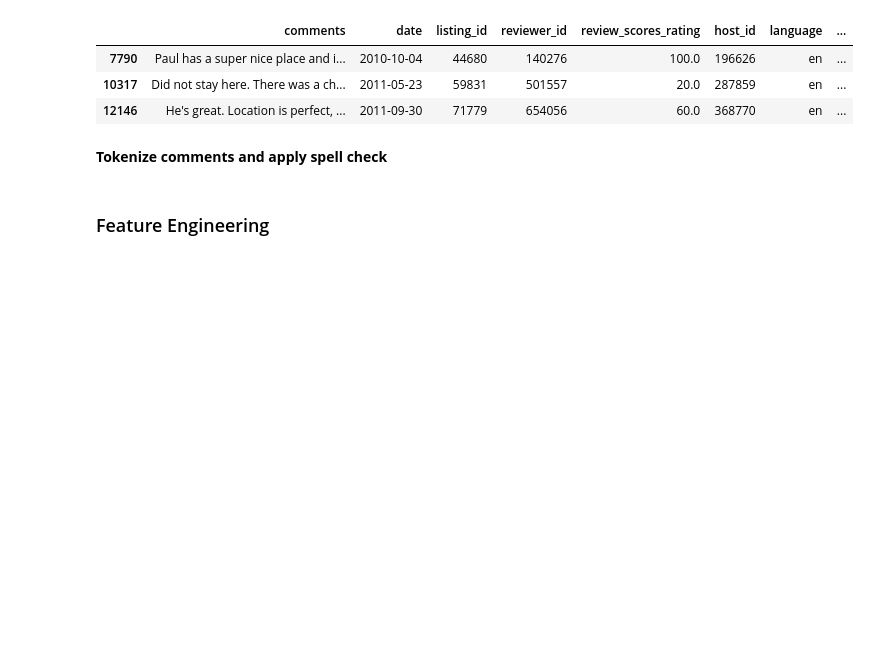
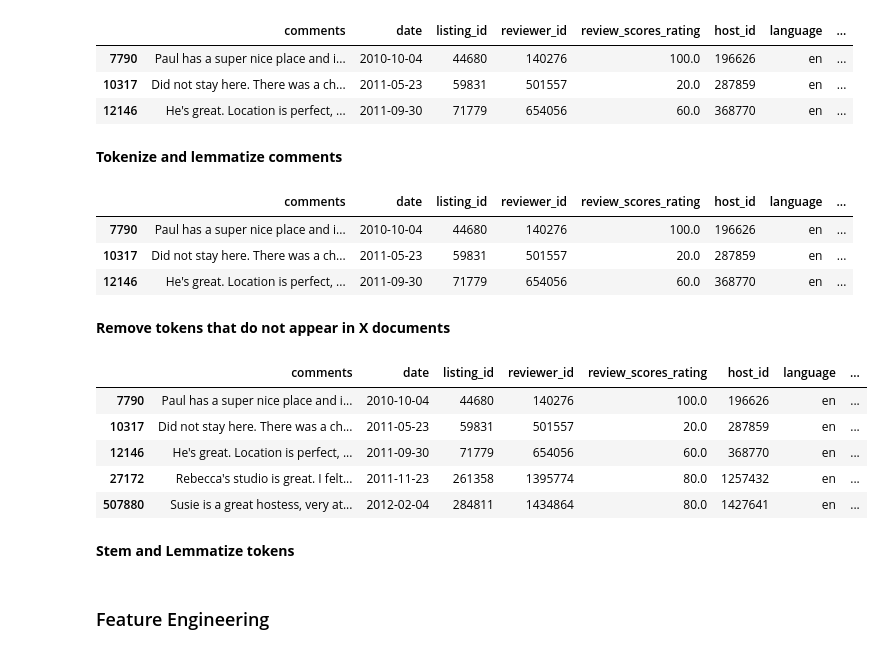
Before and after one commit to KishenSharma6/SF-Airbnb-Analysis, a Jupyter notebook: Project_Codes/03_Processing/2020_0529_Reviews_NLP_Preprocessing.ipynb, the cells around one changed output. Saved outputs shown, nothing was run; the diff lists cells and outputs as text; code cells hidden in the pictures; blank space fills up the shorter version.

Commit message:
Added tokenizer, lemmatization, and cleaned up some code

```diff
--- a/Project_Codes/03_Processing/2020_0529_Reviews_NLP_Preprocessing.ipynb
+++ b/Project_Codes/03_Processing/2020_0529_Reviews_NLP_Preprocessing.ipynb
@@ -84,9 +85,8 @@ Normalize meaning remove punctuation, lowercase all letters, and strip ghost-whi
 from Text_Processors import normalized_text
 
 #Normalize comments
-english_df['comments_normalized'] = english_df['comments'].swifter.apply(normalized_text)
+english_df['comments_normalized'] = english_df['comments'].apply(normalized_text)
 
-#Check
 display(english_df.head(3))
 # %% [output]
 |  | comments | date | listing_id | reviewer_id | review_scores_rating | host_id | language | ... |
@@ -94,21 +94,42 @@ display(english_df.head(3))
 | 10317 | Did not stay here. There was a ch... | 2011-05-23 | 59831 | 501557 | 20.0 | 287859 | en | ... |
 | 12146 | He's great. Location is perfect, ... | 2011-09-30 | 71779 | 654056 | 60.0 | 368770 | en | ... |
 # %% [markdown]
-**Tokenize comments and apply spell check**
+**Tokenize and lemmatize comments**
 # %%
 #Import libraries
-import nltk
 import spacy
 import en_core_web_sm
 
 #Init spacy tokenizer and stop words
-nlp = en_core_web_sm.load()
-stopwords = spacy.lang.en.stop_words.STOP_WORDS
+nlp = spacy.load('en_core_web_sm')
+stopwords = nlp.Defaults.stop_words
 
 #Tokenize comments_normalized
-english_df['tokens'] = english_df['comments_normalized'].swifter.apply(nlp)
+english_df['tokens_raw'] = [nlp.tokenizer(text) for text in english_df['comments_normalized']]
+
+#Remove stopwords and lemmatize tokens_raw
+english_df['tokens_clean'] = english_df['tokens_raw'].apply(lambda x: [token.lemma_ for token in x if not token.is_stop])
+
+#Check
+display(english_df.head(3))
+# %% [output]
+|  | comments | date | listing_id | reviewer_id | review_scores_rating | host_id | language | ... |
+| 7790 | Paul has a super nice place and i... | 2010-10-04 | 44680 | 140276 | 100.0 | 196626 | en | ... |
+| 10317 | Did not stay here. There was a ch... | 2011-05-23 | 59831 | 501557 | 20.0 | 287859 | en | ... |
+| 12146 | He's great. Location is perfect, ... | 2011-09-30 | 71779 | 654056 | 60.0 | 368770 | en | ... |
-# %%
-english_df['tokens_nostop'] = english_df['tokens'].swifter.apply(lambda x: [token for token in x if token not in stopwords])
+# %% [markdown]
+**Remove tokens that do not appear in X documents**
+# %%
+english_df.head()
+# %% [output]
+|  | comments | date | listing_id | reviewer_id | review_scores_rating | host_id | language | ... |
+| 7790 | Paul has a super nice place and i... | 2010-10-04 | 44680 | 140276 | 100.0 | 196626 | en | ... |
+| 10317 | Did not stay here. There was a ch... | 2011-05-23 | 59831 | 501557 | 20.0 | 287859 | en | ... |
+| 12146 | He's great. Location is perfect, ... | 2011-09-30 | 71779 | 654056 | 60.0 | 368770 | en | ... |
+| 27172 | Rebecca's studio is great. I felt... | 2011-11-23 | 261358 | 1395774 | 80.0 | 1257432 | en | ... |
+| 507880 | Susie is a great hostess, very at... | 2012-02-04 | 284811 | 1434864 | 80.0 | 1427641 | en | ... |
+# %% [markdown]
+**Stem and Lemmatize tokens**
 # %% [markdown]
 ### Feature Engineering
 # %% [markdown]
```
Also changed, not shown: parts of 2 cells of this notebook.
